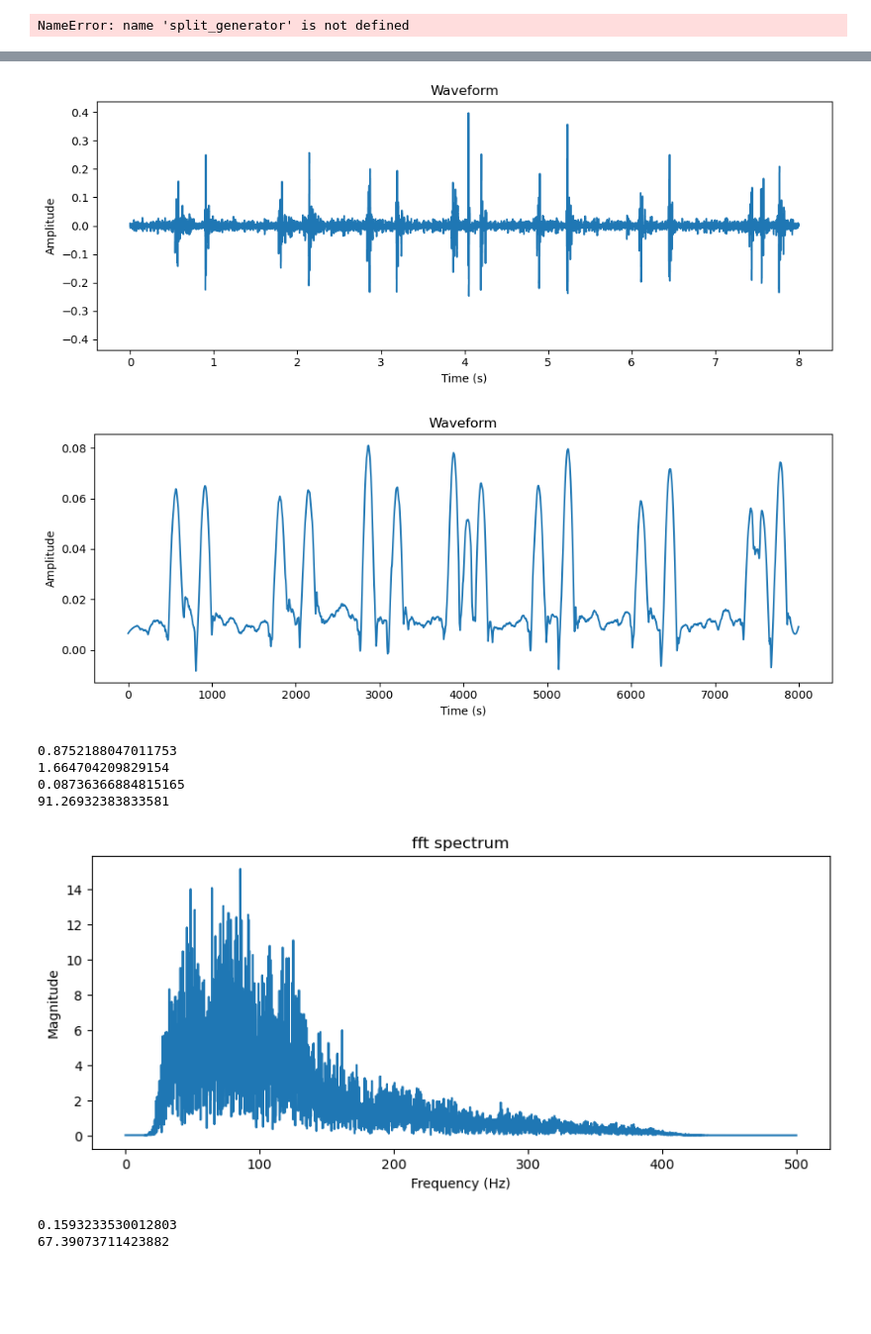
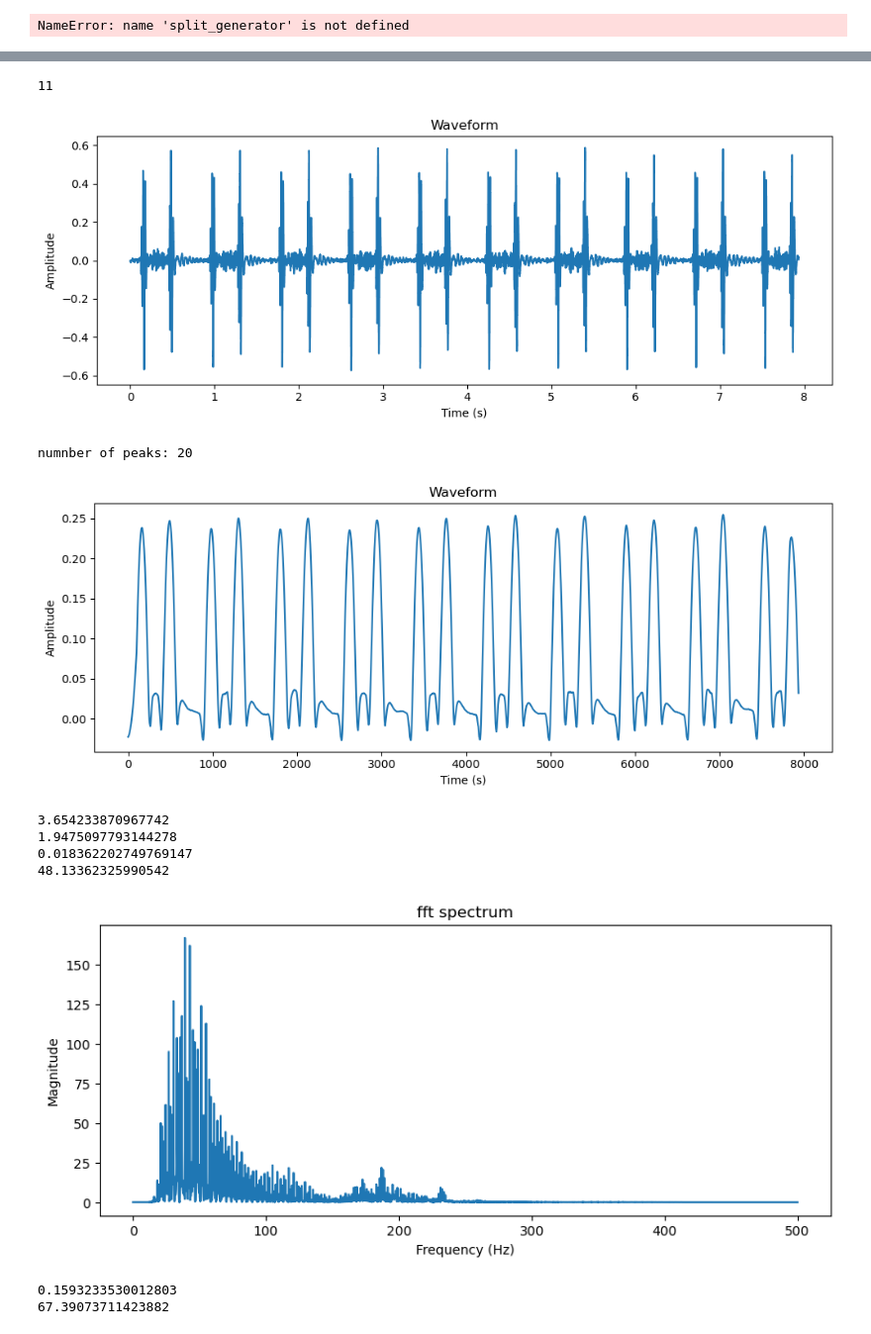
Before and after one commit to dl5415/Heart-sound-classifier, a Jupyter notebook: Healthy_vs_murmur.ipynb, the cells around one changed output, grey strips where cells are left out. Shown at 99% size. Cells and saved outputs as stored; diff of their text form; code cells hidden in the pictures; blank space fills up the shorter version.

```diff
--- a/Healthy_vs_murmur.ipynb
+++ b/Healthy_vs_murmur.ipynb
@@ -680,3 +749,7 @@ artifact sample size: 40
+# %%
+print(train_set.shape[1)
+# %% [output]
+11
 # %%
 #Example envelope waveform
 
@@ -686,7 +759,9 @@ from scipy.stats import entropy as scipy_entropy
 from scipy.signal import welch
 
 y,sr = librosa.load('murmur/201108222231.wav', sr=1000)
+y,sr = librosa.load('murmur/201108222232.wav', sr=1000)
 y,sr = librosa.load('normal/201105021654.wav', sr=1000)
+y,sr = librosa.load('murmur/201108222237.wav', sr=1000)
 
 bpf_output = bandpass_filter(y, lowcut, highcut, sr, order)
 
@@ -701,6 +776,9 @@ plt.show()
 envelope = np.abs(hilbert(bpf_output))
 smoothed_env = savgol_filter(envelope, window_length=201, polyorder=2)
 
+peaks, _ = find_peaks(smoothed_env, height=0.5 * np.max(smoothed_env))
+envelope_peaks = len(peaks)
+print('numnber of peaks:', envelope_peaks)
 
 plt.figure(figsize=(10, 4))
 plt.plot(smoothed_env)
@@ -715,40 +793,41 @@ freqs = np.fft.rfftfreq(N, 1/sr)
 fft_vals = np.abs(np.fft.rfft(smoothed_env))
 dom_freq = freqs[np.argmax(fft_vals[1:]) + 1]  # skip DC
 print(dom_freq)
 
 hist, bin_edges = np.histogram(bpf_output, bins=50, density=True)
 signal_entropy = scipy_entropy(hist + 1e-8)  # Avoid log(0)
 print(signal_entropy)
 
 
 #plotting fft spectrum
 N = len(bpf_output)
 freqs = np.fft.rfftfreq(N, 1/sr)
 fft_vals = np.abs(np.fft.rfft(bpf_output))
 plt.figure(figsize=(10, 4))
 plt.plot(freqs, fft_vals)
 plt.title('fft spectrum')
 plt.xlabel('Frequency (Hz)')
 plt.ylabel('Magnitude')
 
 freqs_psd, psd = welch(bpf_output, fs=sr, nperseg=1024)
 freq_res = freqs_psd[1] - freqs_psd[0]
 
 band_25_150 = np.logical_and(freqs_psd >= 25, freqs_psd <= 150)
 band_150_400 = np.logical_and(freqs_psd > 150, freqs_psd <= 400)
 
 bp_25_150 = np.sum(psd[band_25_150]) * freq_res
 bp_150_400 = np.sum(psd[band_150_400]) * freq_res
 print(bp_150_400/bp_25_150)
 print(np.sum(freqs_psd * psd) / (np.sum(psd) + 1e-8))
 # %% [output]
-[figure, old version]
+[figure, new version]
+numnber of peaks: 20
-[figure, old version]
+[figure, new version]
-0.8752188047011753
-1.664704209829154
-0.08736366884815165
-91.26932383833581
+3.654233870967742
+1.9475097793144278
+0.018362202749769147
+48.13362325990542
-[figure, old version]
+[figure, new version]
 # %%
 y,sr = librosa.load('murmur/201108222231.wav', sr=1000)
 bpf_output = bandpass_filter(y, lowcut, highcut, sr, order)
```
Also changed, not shown: parts of 9 cells of this notebook.
